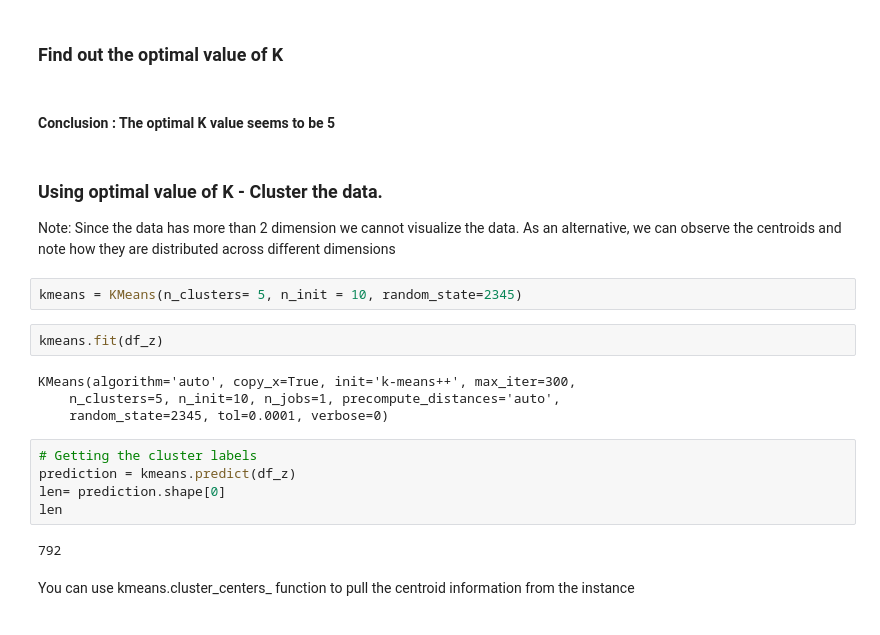
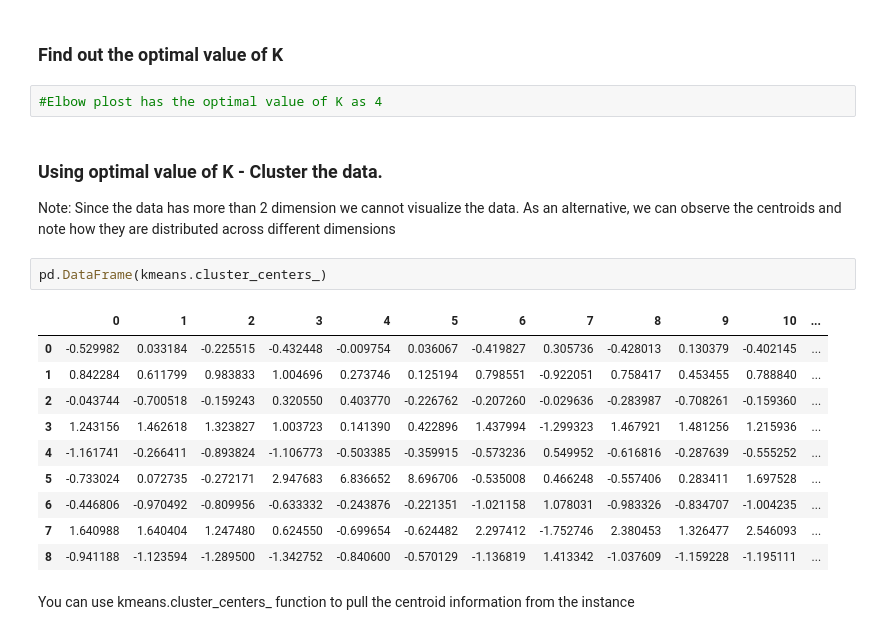
Before and after one commit to Karthikladappan/AIML, a Jupyter notebook: External_Lab_Res_4.ipynb, the cells around one changed output. Drawn from its saved outputs; the diff is of its cells as text.

```diff
--- a/External_Lab_Res_4.ipynb
+++ b/External_Lab_Res_4.ipynb
@@ -304,24 +134,22 @@ Text(0,0.5,'Distortion')
 # %% [markdown]
 ### Find out the optimal value of K
-# %% [markdown]
-####  Conclusion : The optimal K value seems to be 5
+# %%
+#Elbow plost has the optimal value of K as 4
 # %% [markdown]
 ### Using optimal value of K - Cluster the data.
 Note: Since the data has more than 2 dimension we cannot visualize the data. As an alternative, we can observe the centroids and note how they are distributed across different dimensions
-# %%
-kmeans = KMeans(n_clusters= 5, n_init = 10, random_state=2345)
-# %%
-kmeans.fit(df_z)
-# %% [output]
-KMeans(algorithm='auto', copy_x=True, init='k-means++', max_iter=300,
-    n_clusters=5, n_init=10, n_jobs=1, precompute_distances='auto',
-    random_state=2345, tol=0.0001, verbose=0)
-# %%
-# Getting the cluster labels
-prediction = kmeans.predict(df_z)
-len= prediction.shape[0]
-len
-# %% [output]
-792
+# %%
+pd.DataFrame(kmeans.cluster_centers_)
+# %% [output]
+|  | 0 | 1 | 2 | 3 | 4 | 5 | 6 | 7 | 8 | 9 | 10 | ... |
+| 0 | -0.529982 | 0.033184 | -0.225515 | -0.432448 | -0.009754 | 0.036067 | -0.419827 | 0.305736 | -0.428013 | 0.130379 | -0.402145 | ... |
+| 1 | 0.842284 | 0.611799 | 0.983833 | 1.004696 | 0.273746 | 0.125194 | 0.798551 | -0.922051 | 0.758417 | 0.453455 | 0.788840 | ... |
+| 2 | -0.043744 | -0.700518 | -0.159243 | 0.320550 | 0.403770 | -0.226762 | -0.207260 | -0.029636 | -0.283987 | -0.708261 | -0.159360 | ... |
+| 3 | 1.243156 | 1.462618 | 1.323827 | 1.003723 | 0.141390 | 0.422896 | 1.437994 | -1.299323 | 1.467921 | 1.481256 | 1.215936 | ... |
+| 4 | -1.161741 | -0.266411 | -0.893824 | -1.106773 | -0.503385 | -0.359915 | -0.573236 | 0.549952 | -0.616816 | -0.287639 | -0.555252 | ... |
+| 5 | -0.733024 | 0.072735 | -0.272171 | 2.947683 | 6.836652 | 8.696706 | -0.535008 | 0.466248 | -0.557406 | 0.283411 | 1.697528 | ... |
+| 6 | -0.446806 | -0.970492 | -0.809956 | -0.633332 | -0.243876 | -0.221351 | -1.021158 | 1.078031 | -0.983326 | -0.834707 | -1.004235 | ... |
+| 7 | 1.640988 | 1.640404 | 1.247480 | 0.624550 | -0.699654 | -0.624482 | 2.297412 | -1.752746 | 2.380453 | 1.326477 | 2.546093 | ... |
+| 8 | -0.941188 | -1.123594 | -1.289500 | -1.342752 | -0.840600 | -0.570129 | -1.136819 | 1.413342 | -1.037609 | -1.159228 | -1.195111 | ... |
 # %% [markdown]
 You can use kmeans.cluster_centers_ function to pull the centroid information from the instance
```
Also changed, not shown: parts of 58 cells of this notebook, 24 other files.
